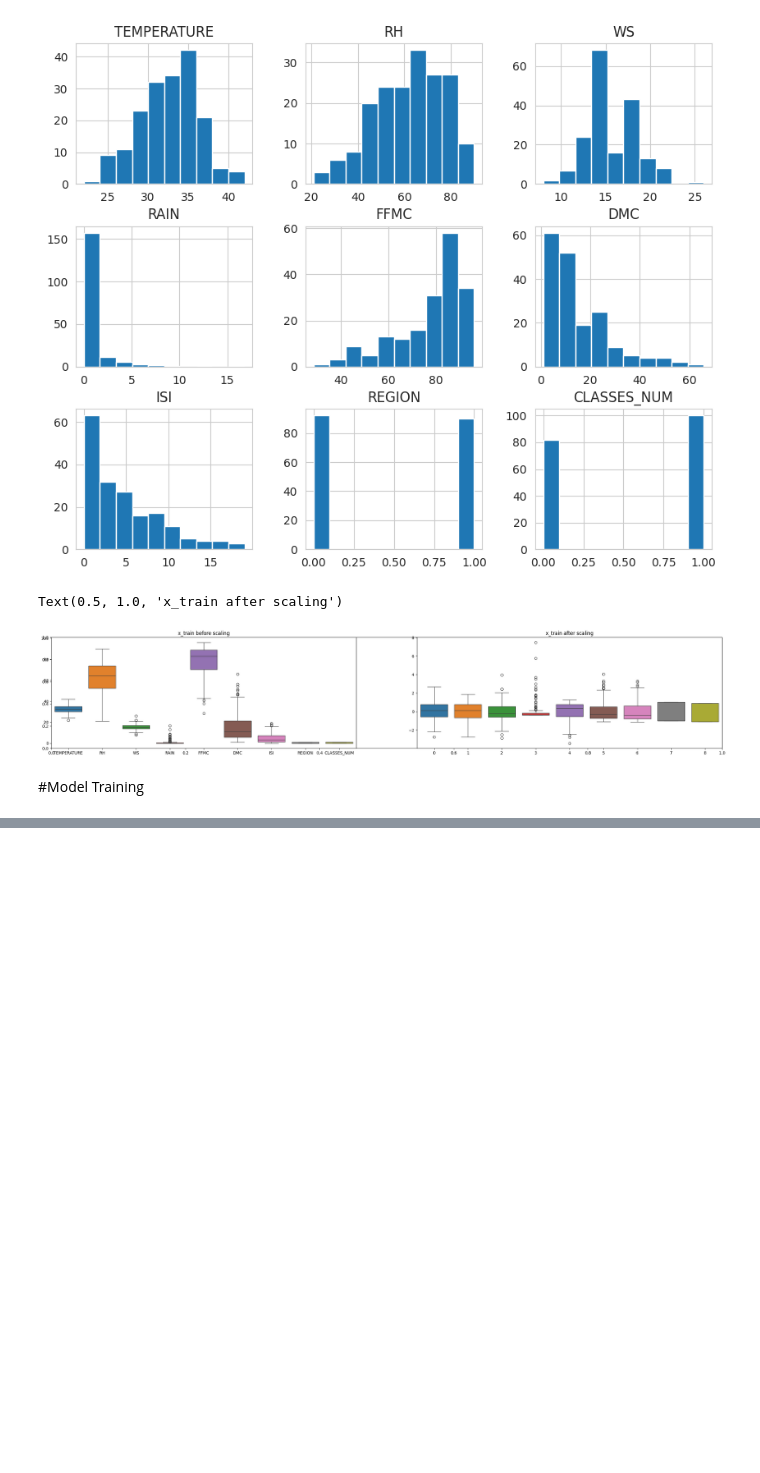
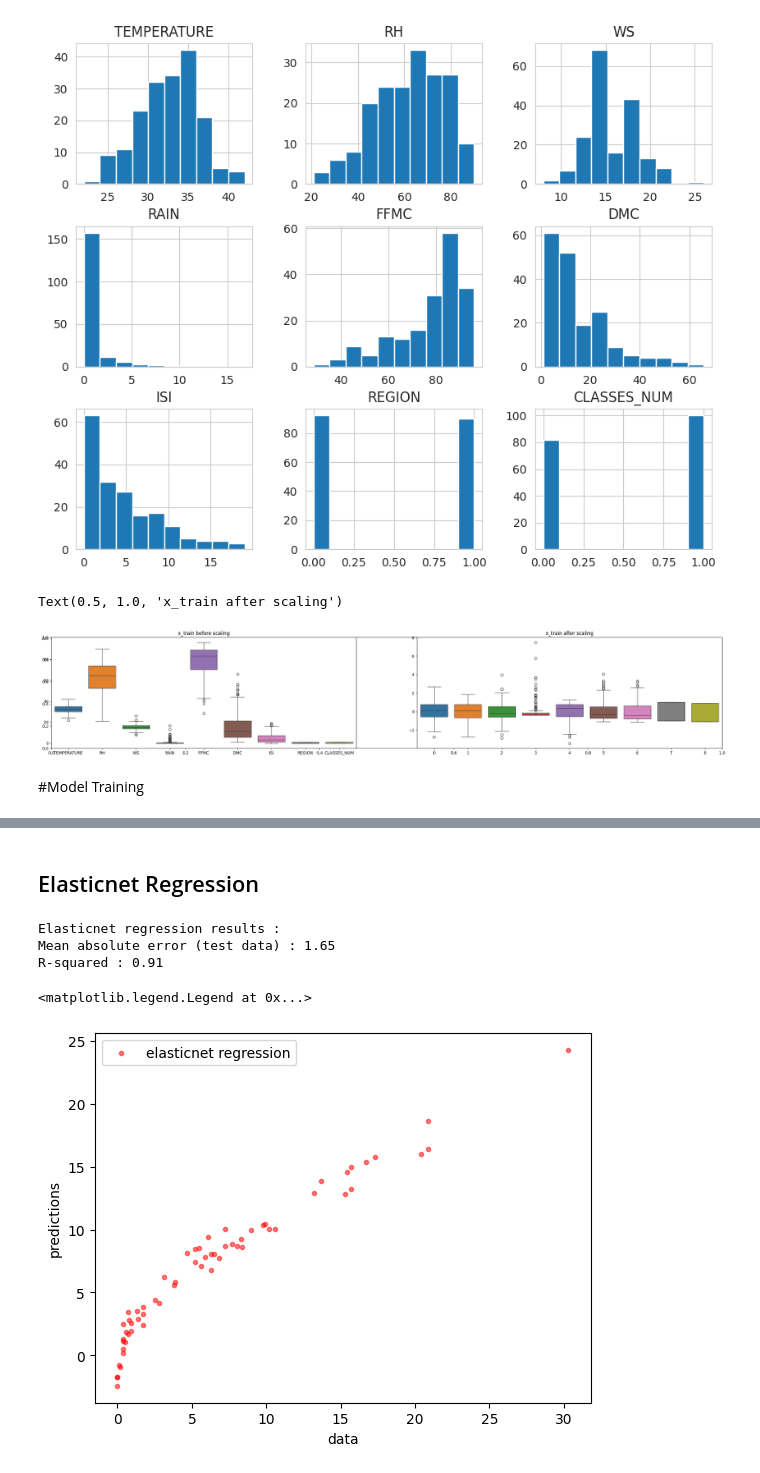
Before and after one commit to taruvaid/Fourier-Neural-Operators, a Jupyter notebook: forest_fire_predictions.ipynb, the cells around one changed output, grey strips where cells are left out. Cells and saved outputs as stored; diff of their text form; code cells hidden in the pictures; blank space fills up the shorter version.

```diff
--- a/forest_fire_predictions.ipynb
+++ b/forest_fire_predictions.ipynb
@@ -460,0 +622,29 @@ Text(0.5, 1.0, 'x_train after scaling')
+# %% [markdown]
+## Elasticnet Regression
+# %%
+from sklearn.linear_model import ElasticNet
+enreg = ElasticNet()
+enreg.fit(x_train_std,y_train)
+
+y_pred_en = enreg.predict(x_test_std)
+
+mae_en = mean_absolute_error(y_test,y_pred_en)
+mse_en = mean_squared_error(y_test,y_pred_en)
+r2_en = r2_score(y_test,y_pred_en)
+
+print("Elasticnet regression results : ")
+print("Mean absolute error (test data) :",round(mae_en,2))
+print("R-squared :",round(r2_en,2))
+print()
+
+plt.scatter(y_test,y_pred_en,marker =".",color = "red",alpha = 0.5,label ="elasticnet regression")
+
+plt.xlabel("data")
+plt.ylabel("predictions")
+plt.legend()
+# %% [output]
+Elasticnet regression results :
+Mean absolute error (test data) : 1.65
+R-squared : 0.91
+<matplotlib.legend.Legend at 0x...>
+[figure, added]
```
Also changed, not shown: parts of 17 cells of this notebook.
